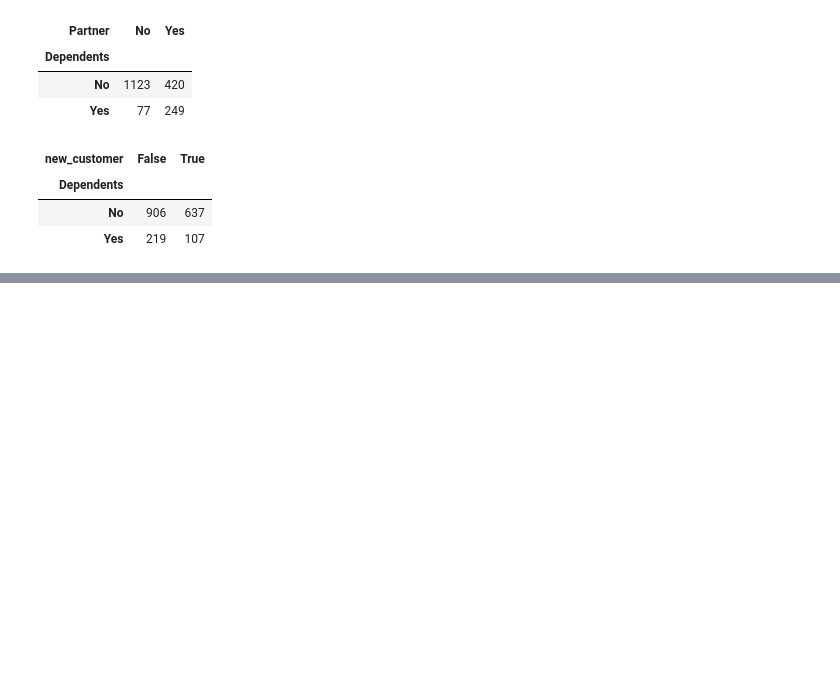
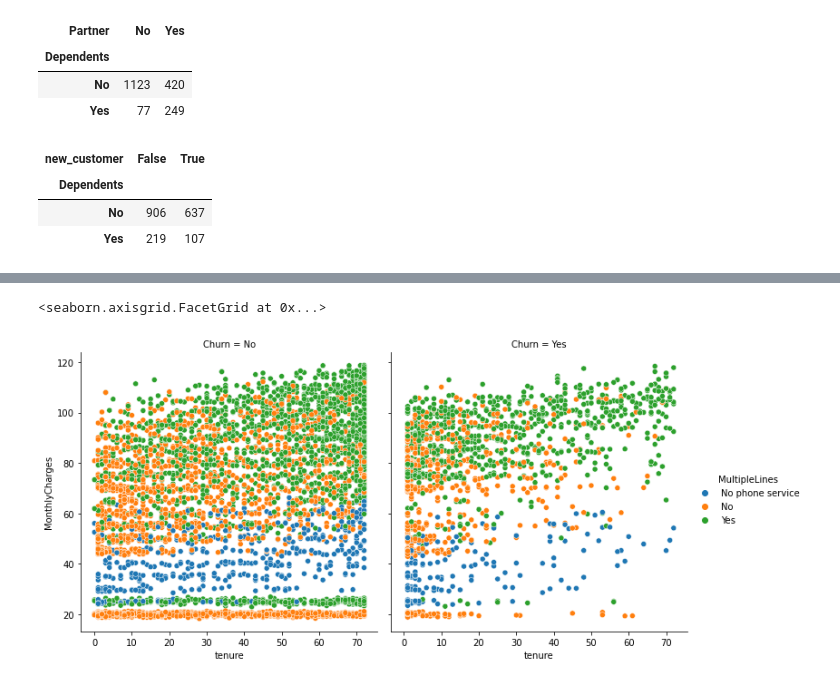
Before and after one commit to johngrinstead/storytelling, a Jupyter notebook: Storytelling project.ipynb, the cells around one changed output, grey strips where cells are left out. Saved outputs shown, nothing was run; the diff lists cells and outputs as text; code cells hidden in the pictures; blank space fills up the shorter version.

```diff
--- a/Storytelling project.ipynb
+++ b/Storytelling project.ipynb
@@ -340,0 +429,7 @@ ValueError: The truth value of a Series is ambiguous. Use a.empty, a.bool(), a.i
+# %%
+sns.relplot(x='tenure', y='MonthlyCharges', hue = 'MultipleLines', col = 'Churn' ,data=churn)
+
+## but no difference in churn rate
+# %% [output]
+<seaborn.axisgrid.FacetGrid at 0x...>
+[figure, added]
```
Also changed, not shown: parts of 18 cells of this notebook, 4 other files.
